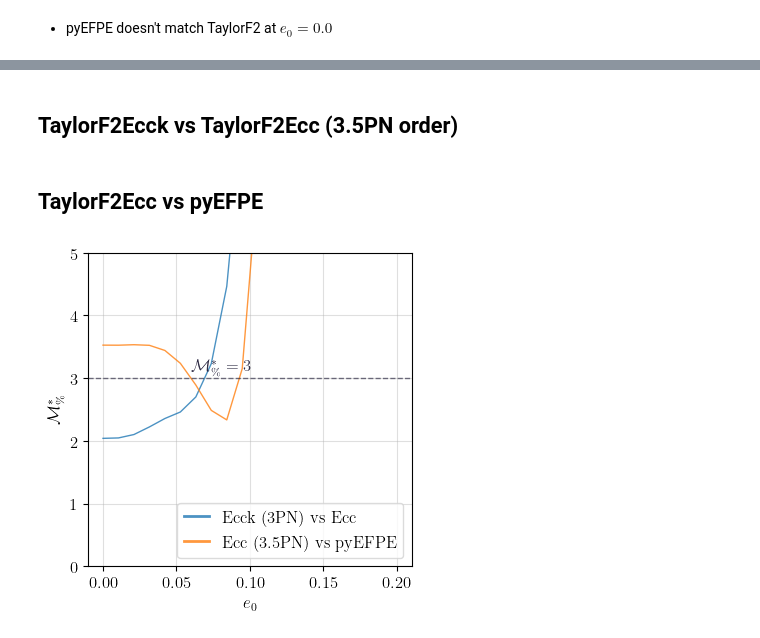
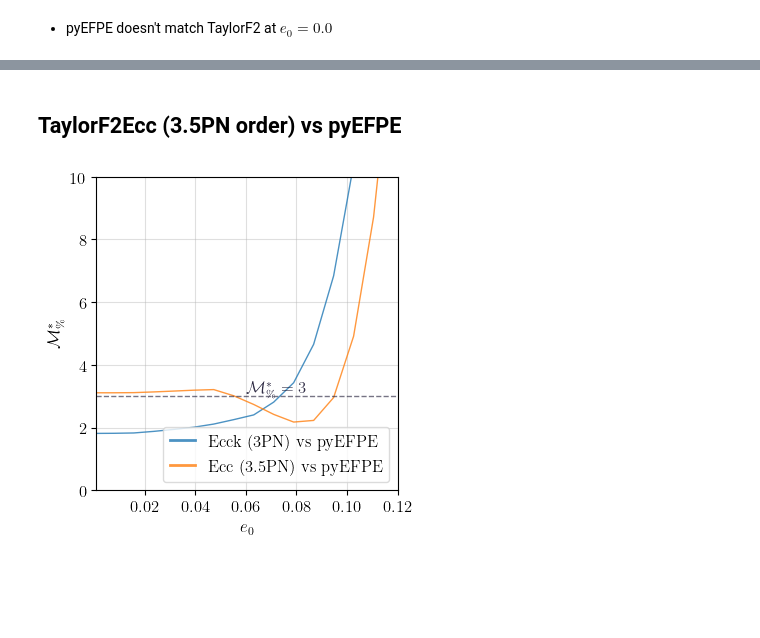
Before and after one commit to hemantaph/TaylorF2Ecck, a Jupyter notebook: Sanity_checks/pyEFPE/match_test.ipynb, the cells around one changed output, grey strips where cells are left out. Saved outputs shown, nothing was run; the diff lists cells and outputs as text; code cells hidden in the pictures; blank space fills up the shorter version.

```diff
--- a/Sanity_checks/pyEFPE/match_test.ipynb
+++ b/Sanity_checks/pyEFPE/match_test.ipynb
@@ -213,0 +216,3 @@ match(arr_a, arr_b, psd=psd_, low_frequency_cutoff=f_min, high_frequency_cutoff=
+# %%
+size2 = 20 # number of eccentricity values
+eccn_array = np.linspace(0.0,0.15,size2)
@@ -214,7 +251,4 @@ match(arr_a, arr_b, psd=psd_, low_frequency_cutoff=f_min, high_frequency_cutoff=
 # %% [markdown]
-## TaylorF2Ecck vs TaylorF2Ecc (3.5PN order)
+## TaylorF2Ecc (3.5PN order) vs pyEFPE
-# %%
-size2 = 20 # number of eccentricity values
-eccn_array = np.linspace(0.0,0.2,size2)
 # %%
 create_new = True
@@ -251,32 +280,3 @@ else:
-# %% [markdown]
-## TaylorF2Ecc vs pyEFPE
-# %%
-create_new = True
-if (not os.path.exists('match_array_35_pyEFPE.npy')) or create_new:
-    mass_1_ = 1.61
-    mass_2_ = 1.18
-    #f_max = 128.
-    f_max = (C**3)/( G*(mass_1_+mass_2_)*Mo*np.pi*6**(3/2) )
-
-    safety = 1.2
-    approx_duration = safety * findchirp_chirptime(mass_1_, mass_2_, f_min)
-    duration = np.ceil(approx_duration+2)
-    # duration = 309.
-
-    match_array_list = []
-    for eccn in eccn_array:
-        injection_parameters = {'mass_1':mass_1_, 'mass_2':mass_2_, 'eccentricity':eccn, 'a_1':0., 'a_2':0., 'tilt_1':0., 'tilt_2':0., 'phi_12':0., 'phi_jl':0., 'luminosity_distance':38.87, 'theta_jn':2.52, 'psi':3.293627, 'phase':0., 'geocent_time':1246527184.169434, 'ra':3.45, 'dec':-0.41,}
-        polas_a = waveform_generator3.frequency_domain_strain(parameters = injection_parameters) # TF2Ecch
-        polas_b = waveform_generator5(parameters = injection_parameters, frequency_array=waveform_generator3.frequency_array)
-        arr_a = FrequencySeries(polas_a['plus'], delta_f=1/duration)
-        arr_b = FrequencySeries(polas_b['plus'], delta_f=1/duration)
-        psd_ = FrequencySeries(ifos[0].power_spectral_density_array, delta_f=1/duration)
-        match_array_list.append(match(arr_a, arr_b, psd=psd_, low_frequency_cutoff=f_min, high_frequency_cutoff=f_max))
-    match_array_35 = np.array(match_array_list)[:,0]
-    # save data
-    np.save('match_array_35_pyEFPE.npy', np.array(match_array_35))
-else:
-    match_array_35 = np.load('match_array_35_pyEFPE.npy')
 # %%
 size2 = 20
 
@@ -292,34 +292,34 @@ plt.figure(figsize=(4., 4.))
 # First plot (mismatch percentage)
 plt.plot(eccn_array, (1 - match_array_15) * 100, 'C0', alpha=0.8, linewidth=1)
 plt.plot(eccn_array, (1 - match_array_35) * 100, 'C1', alpha=0.8, linewidth=1)
 
 # Labeling the first plot
 plt.xlabel(r"$e_0$", fontdict={'fontsize': 12})
 plt.ylabel(r"${\cal M}^*_{\%}$", fontdict={'fontsize': 12})
 
-legend = plt.legend(['Ecck (3PN) vs Ecc', 'Ecc (3.5PN) vs pyEFPE'], handlelength=1.5, loc='lower right', bbox_to_anchor=(1.0, 0.0), frameon=True, fontsize=12, edgecolor='lightgray')
+legend = plt.legend(['Ecck (3PN) vs pyEFPE', 'Ecc (3.5PN) vs pyEFPE'], handlelength=1.5, loc='lower right', bbox_to_anchor=(1.0, 0.0), frameon=True, fontsize=12, edgecolor='lightgray')
 legend.get_frame().set_boxstyle('Round', pad=0.0, rounding_size=0.2)
 # Modify line width for legend entries
 for handle in legend.get_lines():
     handle.set_linewidth(2)
     handle.set_alpha(0.8)
 
-# plt.xlim(-0.01, 0.2)
-plt.ylim(0.0, 5)
+plt.xlim(0.001, 0.12)
+plt.ylim(0.0, 10)
 plt.axhline(y=3.0, color='#1B1833', linestyle='--', linewidth=1, alpha=0.6)
 plt.text(0.06, 3.12, r'${\cal M}^*_{\%}=3$', color='#1B1833', fontsize=12, alpha=0.9)
 
 # plt.axvline(x=0.014661661290850475, color='#1B1833', linestyle='--', linewidth=1, alpha=0.6)
 # plt.text(0.014661661290850475+0.005, 1.1, r'$e_0=0.015$', color='#1B1833', fontsize=12, alpha=0.9, rotation=90)
 # plt.axvline(x=0.15944421846787388, color='#1B1833', linestyle='--', linewidth=1, alpha=0.6)
 # plt.text(0.15944421846787388+0.005, 1.1, r'$e_0=0.159$', color='#1B1833', fontsize=12, alpha=0.9, rotation=90)
 # plt.axvline(x=0.22825769595155887, color='#1B1833', linestyle='--', linewidth=1, alpha=0.6)
 # plt.text(0.22825769595155887+0.005, 1.1, r'$e_0=0.228$', color='#1B1833', fontsize=12, alpha=0.9, rotation=90)
 
 # Show the combined plot
 plt.grid(True, alpha=0.4)
 plt.tight_layout()
 # plt.savefig('./mismatch_vs_eccn.pdf')
 plt.show()
 # %% [output]
-[figure, old version]
+[figure, new version]
```
Also changed, not shown: parts of 5 cells of this notebook.
